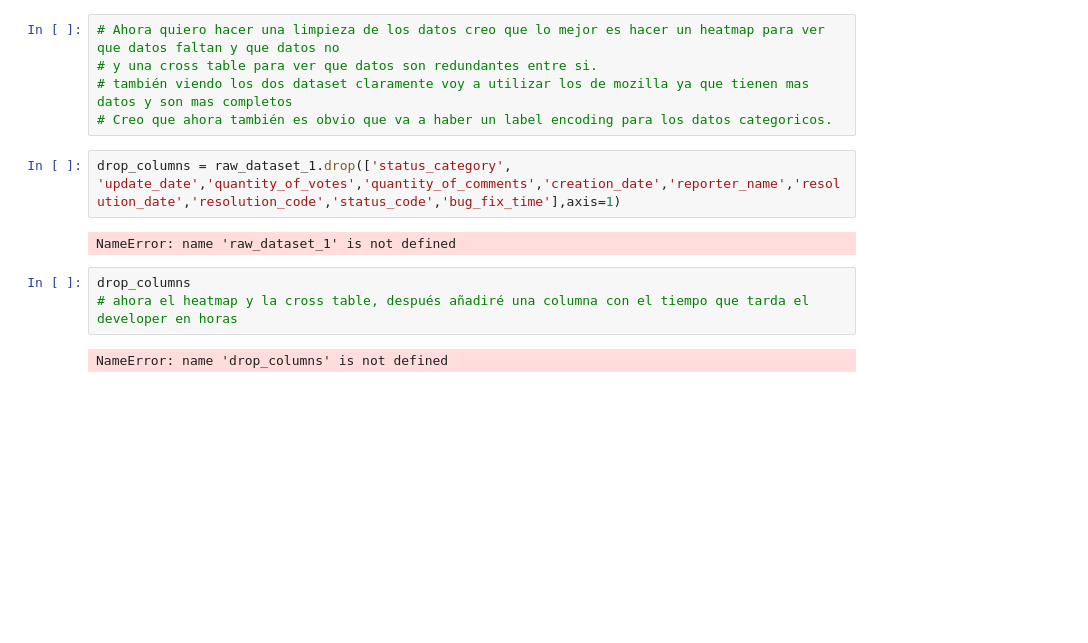
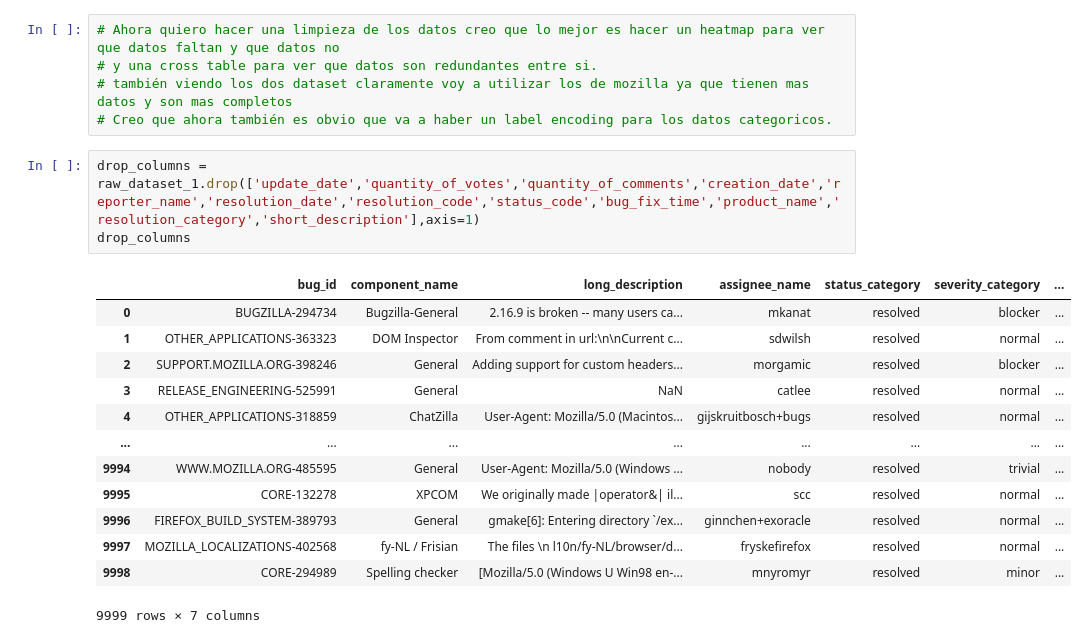
Before and after one commit to sheilaalamoalarcon/TimeOut, a Jupyter notebook: linearRegressionModel.ipynb, the cells around one changed output. Cells and saved outputs as stored; diff of their text form; blank space fills up the shorter version.

```diff
--- a/linearRegressionModel.ipynb
+++ b/linearRegressionModel.ipynb
@@ -29,14 +29,22 @@ NameError: name 'pd' is not defined
 # también viendo los dos dataset claramente voy a utilizar los de mozilla ya que tienen mas datos y son mas completos
 # Creo que ahora también es obvio que va a haber un label encoding para los datos categoricos.
 # %%
-drop_columns = raw_dataset_1.drop(['status_category', 'update_date','quantity_of_votes','quantity_of_comments','creation_date','reporter_name','resolution_date','resolution_code','status_code','bug_fix_time'],axis=1)
+drop_columns = raw_dataset_1.drop(['update_date','quantity_of_votes','quantity_of_comments','creation_date','reporter_name','resolution_date','resolution_code','status_code','bug_fix_time','product_name','resolution_category','short_description'],axis=1)
+drop_columns
 # %% [output]
+|  | bug_id | component_name | long_description | assignee_name | status_category | severity_category | ... |
+| 0 | BUGZILLA-294734 | Bugzilla-General | 2.16.9 is broken -- many users ca... | mkanat | resolved | blocker | ... |
+| 1 | OTHER_APPLICATIONS-363323 | DOM Inspector | From comment in url:\n\nCurrent c... | sdwilsh | resolved | normal | ... |
+| 2 | SUPPORT.MOZILLA.ORG-398246 | General | Adding support for custom headers... | morgamic | resolved | blocker | ... |
+| 3 | RELEASE_ENGINEERING-525991 | General | NaN | catlee | resolved | normal | ... |
+| 4 | OTHER_APPLICATIONS-318859 | ChatZilla | User-Agent: Mozilla/5.0 (Macintos... | gijskruitbosch+bugs | resolved | normal | ... |
+| ... | ... | ... | ... | ... | ... | ... | ... |
+| 9994 | WWW.MOZILLA.ORG-485595 | General | User-Agent: Mozilla/5.0 (Windows ... | nobody | resolved | trivial | ... |
+| 9995 | CORE-132278 | XPCOM | We originally made |operator&| il... | scc | resolved | normal | ... |
+| 9996 | FIREFOX_BUILD_SYSTEM-389793 | General | gmake[6]: Entering directory `/ex... | ginnchen+exoracle | resolved | normal | ... |
+| 9997 | MOZILLA_LOCALIZATIONS-402568 | fy-NL / Frisian | The files \n l10n/fy-NL/browser/d... | fryskefirefox | resolved | normal | ... |
+| 9998 | CORE-294989 | Spelling checker | [Mozilla/5.0 (Windows U Win98 en-... | mnyromyr | resolved | minor | ... |
-NameError: name 'raw_dataset_1' is not defined
+9999 rows × 7 columns
-# %%
-drop_columns
-# ahora el heatmap y la cross table, después añadiré una columna con el tiempo que tarda el developer en horas
-# %% [output]
-NameError: name 'drop_columns' is not defined
 # %%
 import seaborn as sns
 import matplotlib.pyplot as plt
```
Also changed, not shown: parts of 9 cells of this notebook, 9 other files.
